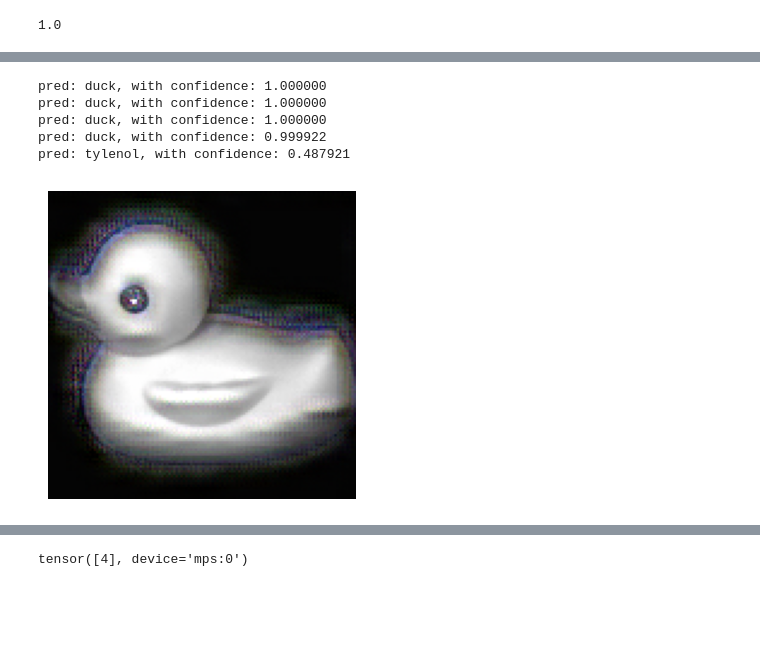
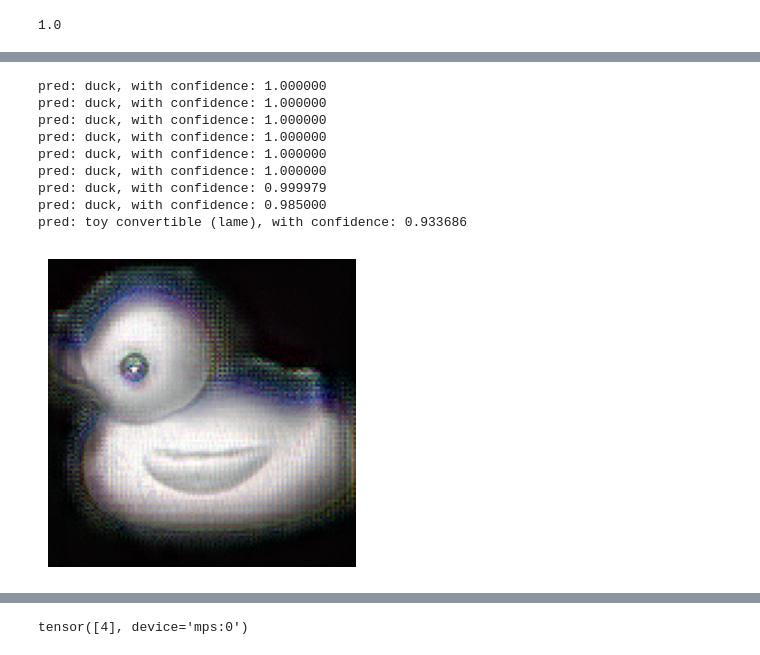
Before and after one commit to ameliamartinson/540-project-code, a Jupyter notebook: Coil20_simplified.ipynb, the cells around one changed output, grey strips where cells are left out. Saved outputs shown, nothing was run; the diff lists cells and outputs as text; code cells hidden in the pictures; blank space fills up the shorter version.

```diff
--- a/Coil20_simplified.ipynb
+++ b/Coil20_simplified.ipynb
@@ -155,7 +155,7 @@ for epoch in range(num_epochs):
     model.train()
     for x_batch, y_batch in train_images:
         # test adding noise:
-        noise_std = 0.0
+        noise_std = 0.05
         noise = torch.randn_like(x_batch)*noise_std
         x_batch = x_batch + noise
 
@@ -236,23 +236,3 @@ count_correct
 count_correct/1440
 # %% [output]
 1.0
-# %%
-# Attack
-start_image_tensor, true_label = images[0]
-start_image = start_image_tensor.unsqueeze(0).to(device)
-true_label = torch.Tensor([true_label]).to(device)
-
-start_image.requires_grad = True
-
-output = model(start_image)
-init_pred = output.max(1,keepdim=True)[1]
-
-loss = F.nll_loss(output, true_label)
-model.zero_grad()
-loss.backward()
-image_grad = start_image.grad.data
-sign_image_grad = image_grad.sign()
-perturbed_image = start_image + 0.1*sign_image_grad
-perturbed_image = torch.clamp(perturbed_image,0,1).squeeze(0)
-perturbed_image_disp = perturbed_image.cpu().detach()
-display_image_tensor(perturbed_image_disp)
@@ -274,7 +252,7 @@ def attack(image_index, delta, n):
         output = model(start_image)
         init_pred = output.max(1, keepdim=True)[1]
 
-        loss = F.nll_loss(output, true_label.long())
+        loss = F.nll_loss(output, label.long())
         model.zero_grad()
         loss.backward()
 
@@ -307,10 +331,14 @@ def attack(image_index, delta, n):
 # %%
-image_attack = attack(0, 1,2000)
+image_attack = attack(0, 1,200)
 display_image_tensor(image_attack)
 # %% [output]
 pred: duck, with confidence: 1.000000
 pred: duck, with confidence: 1.000000
 pred: duck, with confidence: 1.000000
-pred: duck, with confidence: 0.999922
-pred: tylenol, with confidence: 0.487921
+pred: duck, with confidence: 1.000000
+pred: duck, with confidence: 1.000000
+pred: duck, with confidence: 1.000000
+pred: duck, with confidence: 0.999979
+pred: duck, with confidence: 0.985000
+pred: toy convertible (lame), with confidence: 0.933686
-[figure, old version]
+[figure, new version]
```
Also changed, not shown: parts of 8 cells of this notebook.
